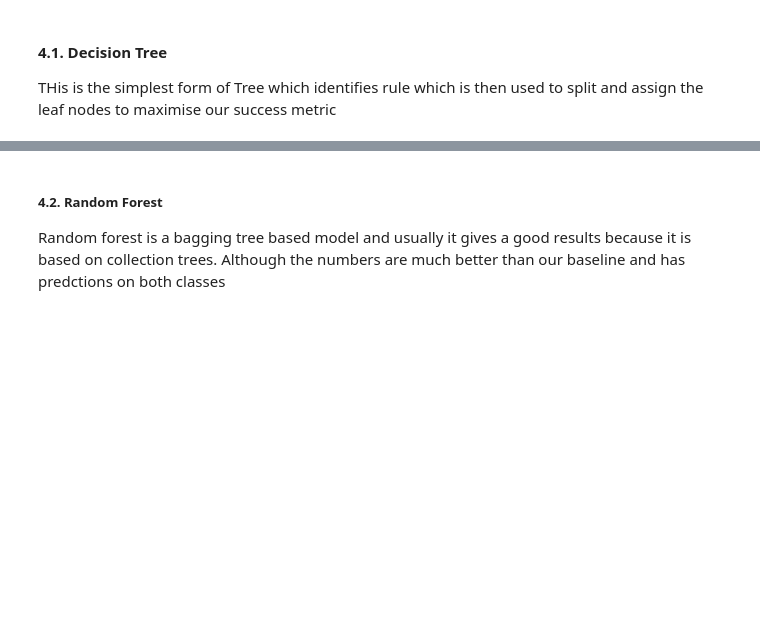
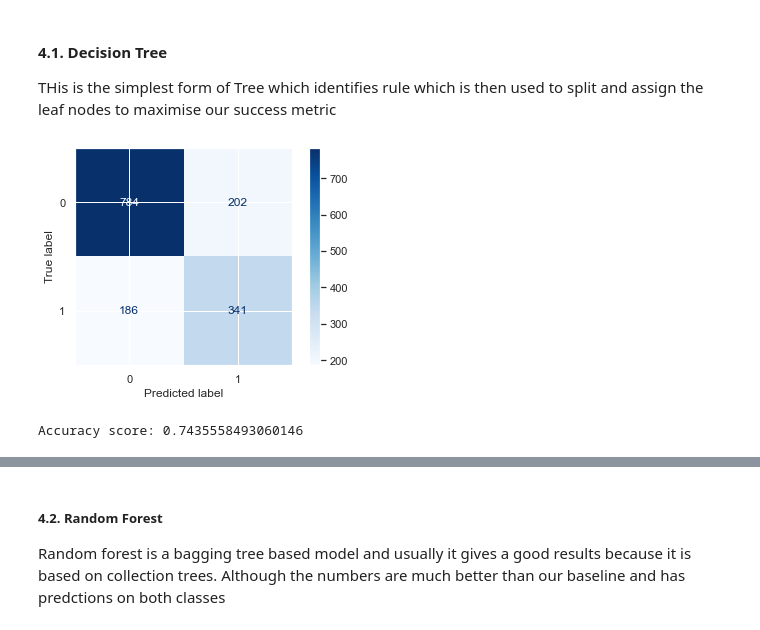
Before and after one commit to Praveenrajan27/Movie-review-Analysis, a Jupyter notebook: IMDB Dataset Case Study Analysis - Praveen Rajan.ipynb, the cells around one changed output, grey strips where cells are left out. Drawn from its saved outputs; the diff is of its cells as text; code cells hidden in the pictures; blank space fills up the shorter version.

```diff
--- a/IMDB Dataset Case Study Analysis - Praveen Rajan.ipynb
+++ b/IMDB Dataset Case Study Analysis - Praveen Rajan.ipynb
@@ -161,3 +74,0 @@ matrix_mul(a,b)
-# %%
-x = np.random.random((100, 100))
-y = np.random.random((100, 100))
@@ -401,8 +432,8 @@ df_copy=df.copy()
 # %%
 df.loc[(df['color']=='NA'),'color']='Color'
 # %%
-df.loc[(df['aspect_ratio']=='NA'),'aspect_ratio']=0
-df['aspect_ratio']=df['aspect_ratio'].astype('Float32')
+# df.loc[(df['aspect_ratio']=='NA'),'aspect_ratio']=0
+# df['aspect_ratio']=df['aspect_ratio'].astype('float32')
 # %%
 df['budget']=np.where((df['budget'].isna() & (~df['gross'].isna())),df['gross'],df['budget'] )
 df['gross']=np.where((df['gross'].isna() & (~df['budget'].isna())),df['budget'],df['gross'] )
@@ -507,7 +549,7 @@ def get_model_metrics(m,x_test,y_true,y_pred):
     plot_confusion_matrix(m,x_test,y_true,cmap=plt.cm.Blues)
     plt.show()
     acc=accuracy_score(y_pred=y_pred,y_true=y_true)
-    print('Accuracy score: {}'.format(acc))
+    return acc
 # %%
 base_df=df[['num_critic_for_reviews', 'duration',
        'director_facebook_likes', 'actor_3_facebook_likes',
@@ -535,6 +579,10 @@ THis is the simplest form of Tree which identifies rule which is then used to sp
 # %%
 #train classifier
 clf = tree.DecisionTreeClassifier()
 clf=clf.fit(X_train, y_train)
 clf_prediction = clf.predict(X_test)
-get_model_metrics(clf,X_test,y_test, clf_prediction)
+dt_acc=get_model_metrics(clf,X_test,y_test, clf_prediction)
+print('Accuracy score: {}'.format(dt_acc))
+# %% [output]
+[figure, added]
+Accuracy score: 0.7435558493060146
```
Also changed, not shown: parts of 70 cells of this notebook.
